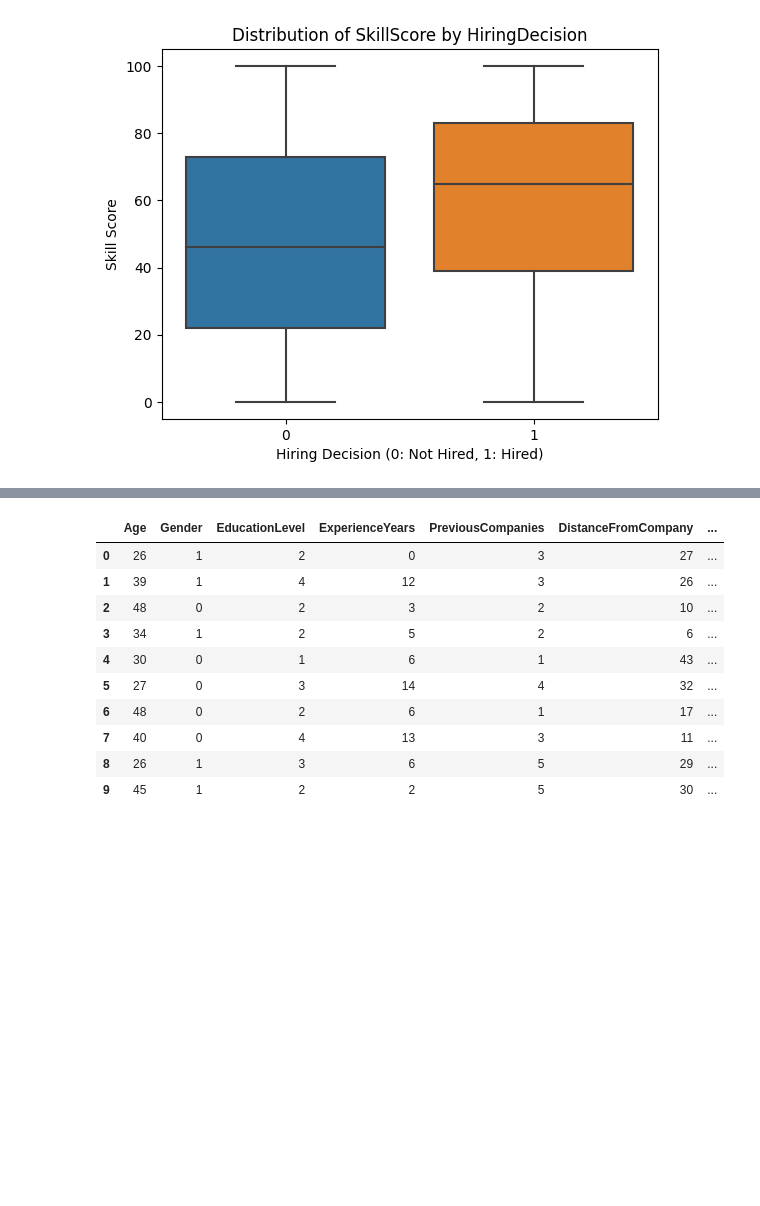
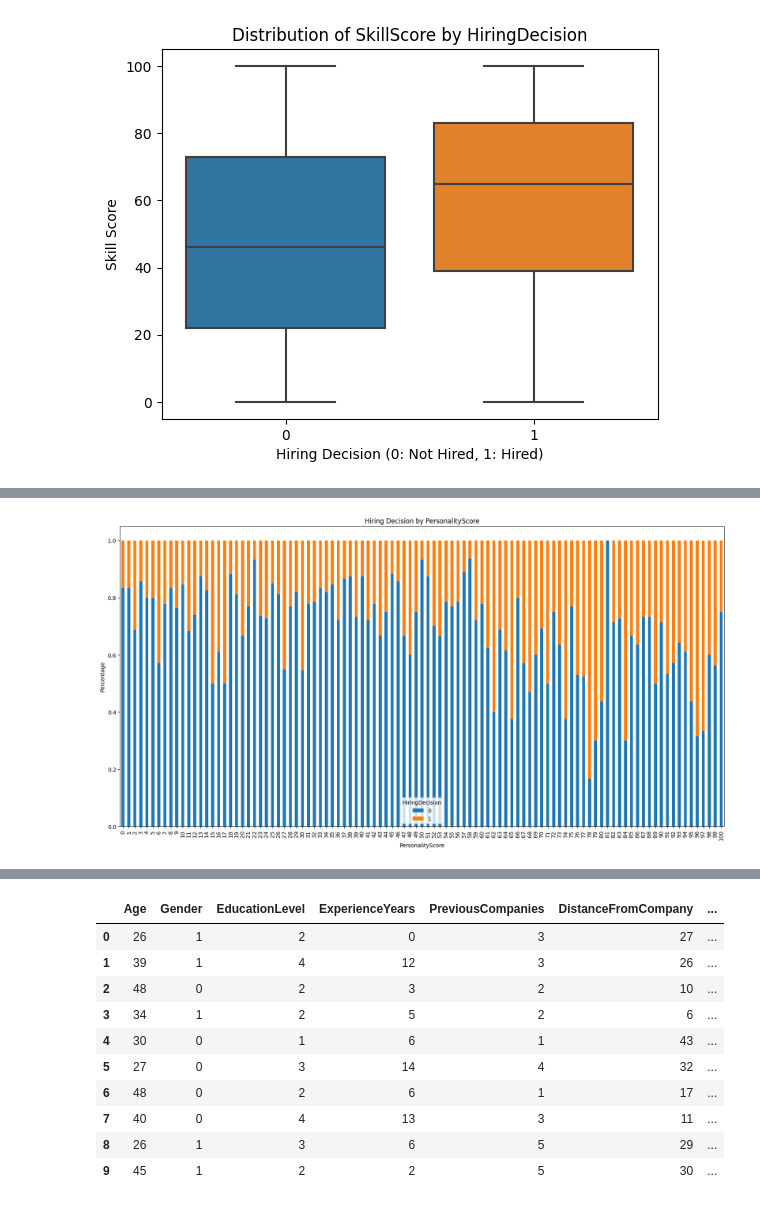
Before and after one commit to AshuutoshVish/Models_Training, a Jupyter notebook: neural-network-model-on-hiring-dataset.ipynb, the cells around one changed output, grey strips where cells are left out. Cells and saved outputs as stored; diff of their text form; code cells hidden in the pictures; blank space fills up the shorter version.

```diff
--- a/neural-network-model-on-hiring-dataset.ipynb
+++ b/neural-network-model-on-hiring-dataset.ipynb
@@ -291,0 +302,11 @@ plt.show()
+# %%
+# Group by 'SkillScore' and 'HiringDecision', count occurrences, and unstack the data
+experience_hiring = df.groupby('PersonalityScore')['HiringDecision'].value_counts(normalize=True).unstack()
+
+experience_hiring.plot(kind='bar', stacked=True, figsize=(20,10))
+plt.title('Hiring Decision by PersonalityScore')
+plt.xlabel('PersonalityScore')
+plt.ylabel('Percentage')
+plt.show()
+# %% [output]
+[figure, added]
```
Also changed, not shown: parts of 18 cells of this notebook.
